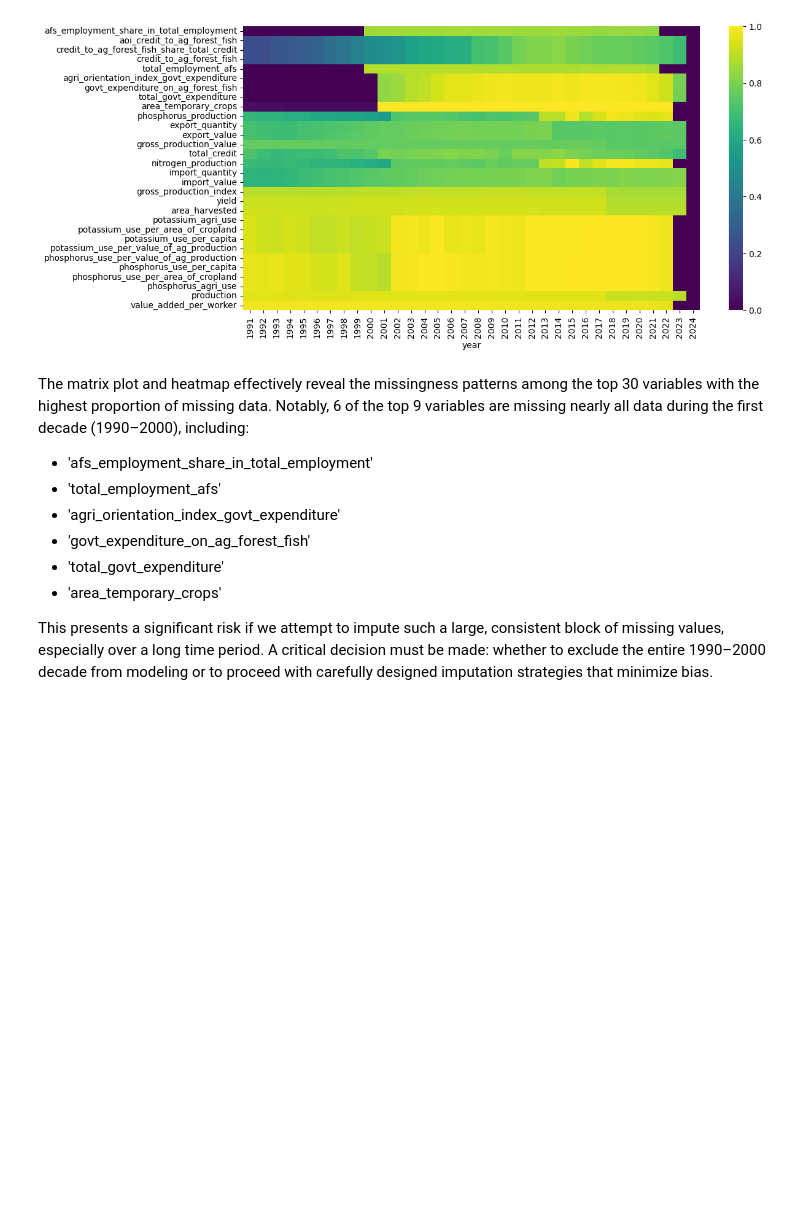
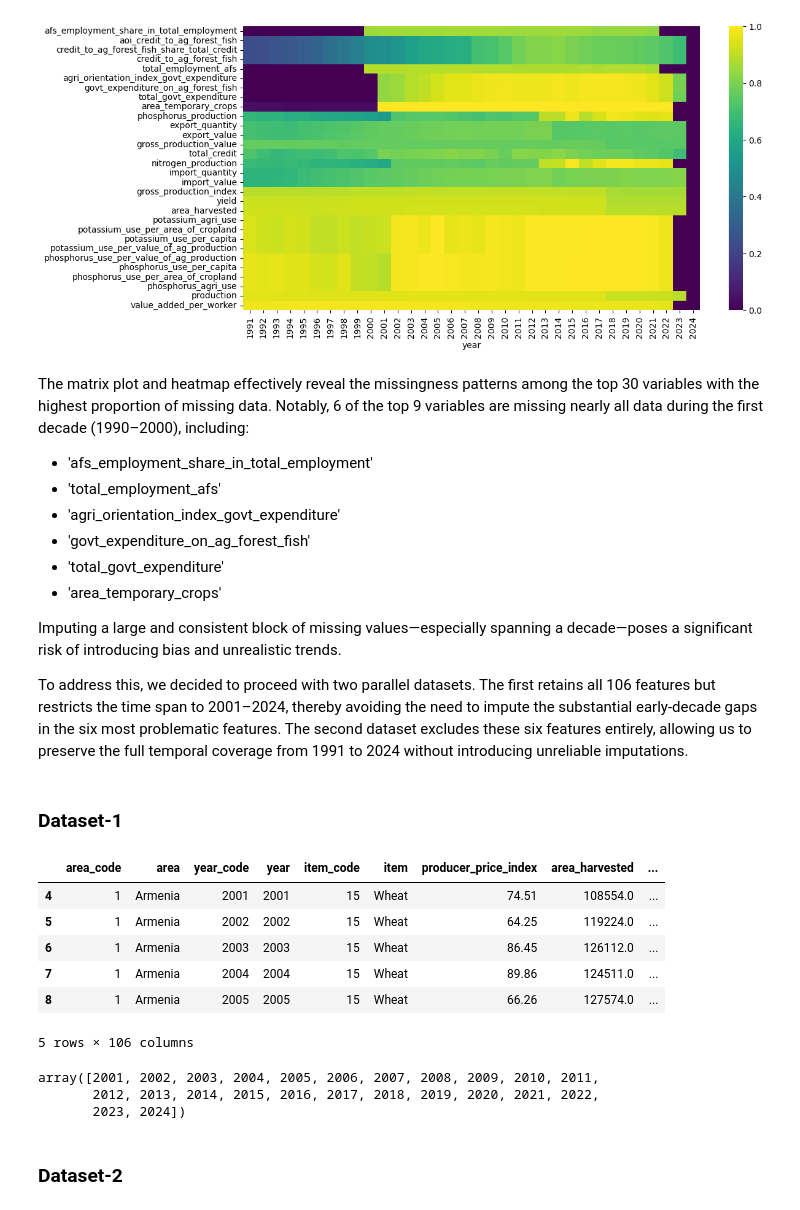
Before and after one commit to Leonidus1995/farmer-prices-forecasting, a Jupyter notebook: data_imputation.ipynb, the cells around one changed output. Cells and saved outputs as stored; diff of their text form; code cells hidden in the pictures; blank space fills up the shorter version.

Commit message:
data_imputation.ipynb file edited and two new plots images added.

```diff
--- a/data_imputation.ipynb
+++ b/data_imputation.ipynb
@@ -446,7 +452,31 @@ including:
 - 'total_govt_expenditure'
 - 'area_temporary_crops'
 
-This presents a significant risk if we attempt to impute such a large, consistent
-block of missing values, especially over a long time period. A critical decision
-must be made: whether to exclude the entire 1990–2000 decade from modeling or to
-proceed with carefully designed imputation strategies that minimize bias.
+Imputing a large and consistent block of missing values—especially spanning a
+decade—poses a significant risk of introducing bias and unrealistic trends.
+
+To address this, we decided to proceed with two parallel datasets. The first
+retains all 106 features but restricts the time span to 2001–2024, thereby
+avoiding the need to impute the substantial early-decade gaps in the six most
+problematic features. The second dataset excludes these six features entirely,
+allowing us to preserve the full temporal coverage from 1991 to 2024 without
+introducing unreliable imputations.
+# %% [markdown]
+### Dataset-1
+# %%
+dataset_1 = merged_data.loc[merged_data['year'] > 2000]
+dataset_1.head()
+# %% [output]
+|  | area_code | area | year_code | year | item_code | item | producer_price_index | area_harvested | ... |
+| 4 | 1 | Armenia | 2001 | 2001 | 15 | Wheat | 74.51 | 108554.0 | ... |
+| 5 | 1 | Armenia | 2002 | 2002 | 15 | Wheat | 64.25 | 119224.0 | ... |
+| 6 | 1 | Armenia | 2003 | 2003 | 15 | Wheat | 86.45 | 126112.0 | ... |
+| 7 | 1 | Armenia | 2004 | 2004 | 15 | Wheat | 89.86 | 124511.0 | ... |
+| 8 | 1 | Armenia | 2005 | 2005 | 15 | Wheat | 66.26 | 127574.0 | ... |
+5 rows × 106 columns
+# %%
+dataset_1['year'].unique()
+# %% [output]
+array([2001, 2002, 2003, 2004, 2005, 2006, 2007, 2008, 2009, 2010, 2011,
+       2012, 2013, 2014, 2015, 2016, 2017, 2018, 2019, 2020, 2021, 2022,
+       2023, 2024])
@@ -452,0 +486,2 @@ proceed with carefully designed imputation strategies that minimize bias.
+# %% [markdown]
+### Dataset-2
```
Also changed, not shown: parts of 6 cells of this notebook, 3 other files.
